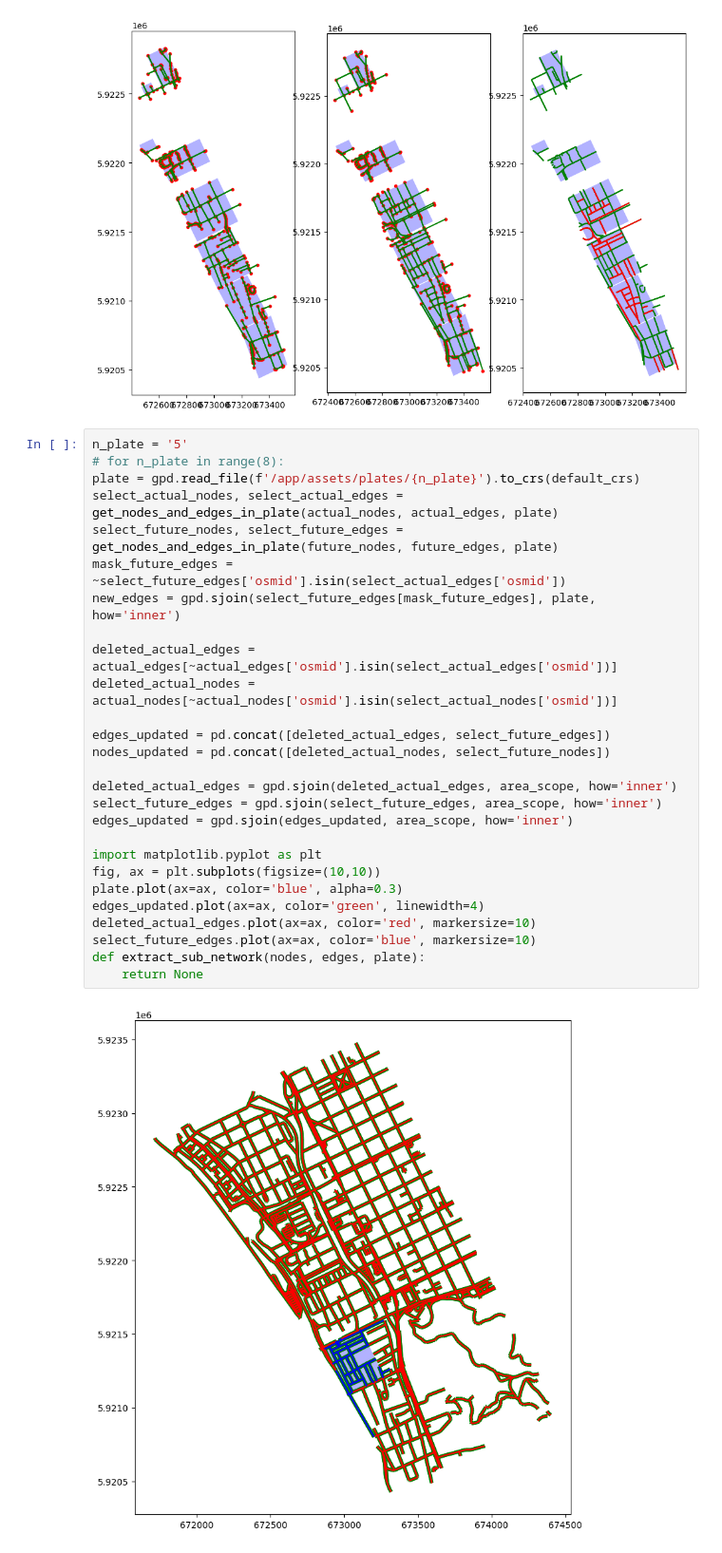
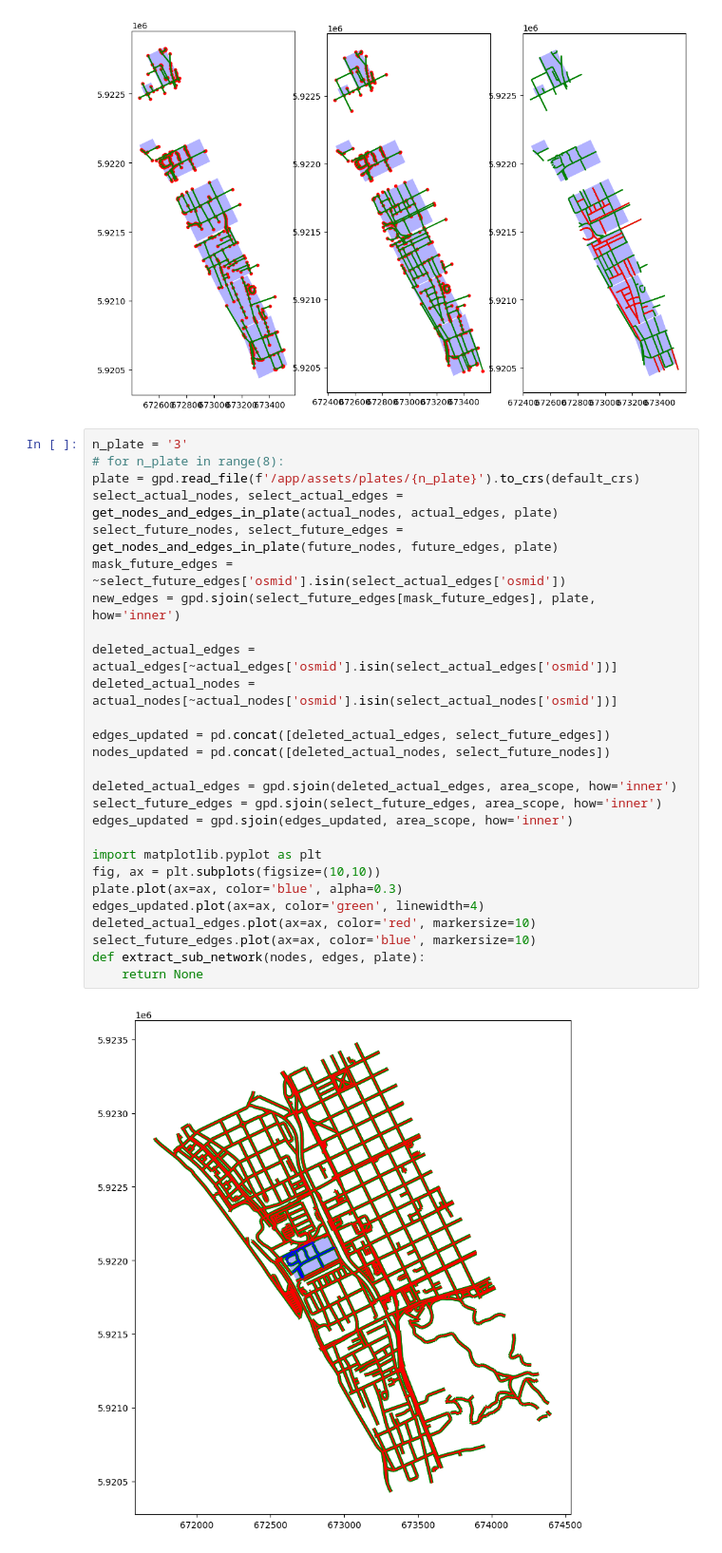
Before and after one commit to diegoalrv/clbb-io, a Jupyter notebook: notebooks/testing.ipynb, the cells around one changed output. Shown: that part at 95% size. Saved outputs shown, nothing was run; the diff lists cells and outputs as text.

```diff
--- a/notebooks/testing.ipynb
+++ b/notebooks/testing.ipynb
@@ -60,31 +60,31 @@ edges_to_change.plot(ax=ax[2], color='red', markersize=20)
 <Axes: >
 [figure]
 # %%
-n_plate = '5'
+n_plate = '3'
 # for n_plate in range(8):
 plate = gpd.read_file(f'/app/assets/plates/{n_plate}').to_crs(default_crs)
 select_actual_nodes, select_actual_edges = get_nodes_and_edges_in_plate(actual_nodes, actual_edges, plate)
 select_future_nodes, select_future_edges = get_nodes_and_edges_in_plate(future_nodes, future_edges, plate)
 mask_future_edges = ~select_future_edges['osmid'].isin(select_actual_edges['osmid'])
 new_edges = gpd.sjoin(select_future_edges[mask_future_edges], plate, how='inner')
 
 deleted_actual_edges = actual_edges[~actual_edges['osmid'].isin(select_actual_edges['osmid'])]
 deleted_actual_nodes = actual_nodes[~actual_nodes['osmid'].isin(select_actual_nodes['osmid'])]
 
 edges_updated = pd.concat([deleted_actual_edges, select_future_edges])
 nodes_updated = pd.concat([deleted_actual_nodes, select_future_nodes])
 
 deleted_actual_edges = gpd.sjoin(deleted_actual_edges, area_scope, how='inner')
 select_future_edges = gpd.sjoin(select_future_edges, area_scope, how='inner')
 edges_updated = gpd.sjoin(edges_updated, area_scope, how='inner')
 
 import matplotlib.pyplot as plt
 fig, ax = plt.subplots(figsize=(10,10))
 plate.plot(ax=ax, color='blue', alpha=0.3)
 edges_updated.plot(ax=ax, color='green', linewidth=4)
 deleted_actual_edges.plot(ax=ax, color='red', markersize=10)
 select_future_edges.plot(ax=ax, color='blue', markersize=10)
 def extract_sub_network(nodes, edges, plate):
     return None
 # %% [output]
-[figure, old version]
+[figure, new version]
```
Also changed, not shown: parts of 1 cell of this notebook, 1 other file.
